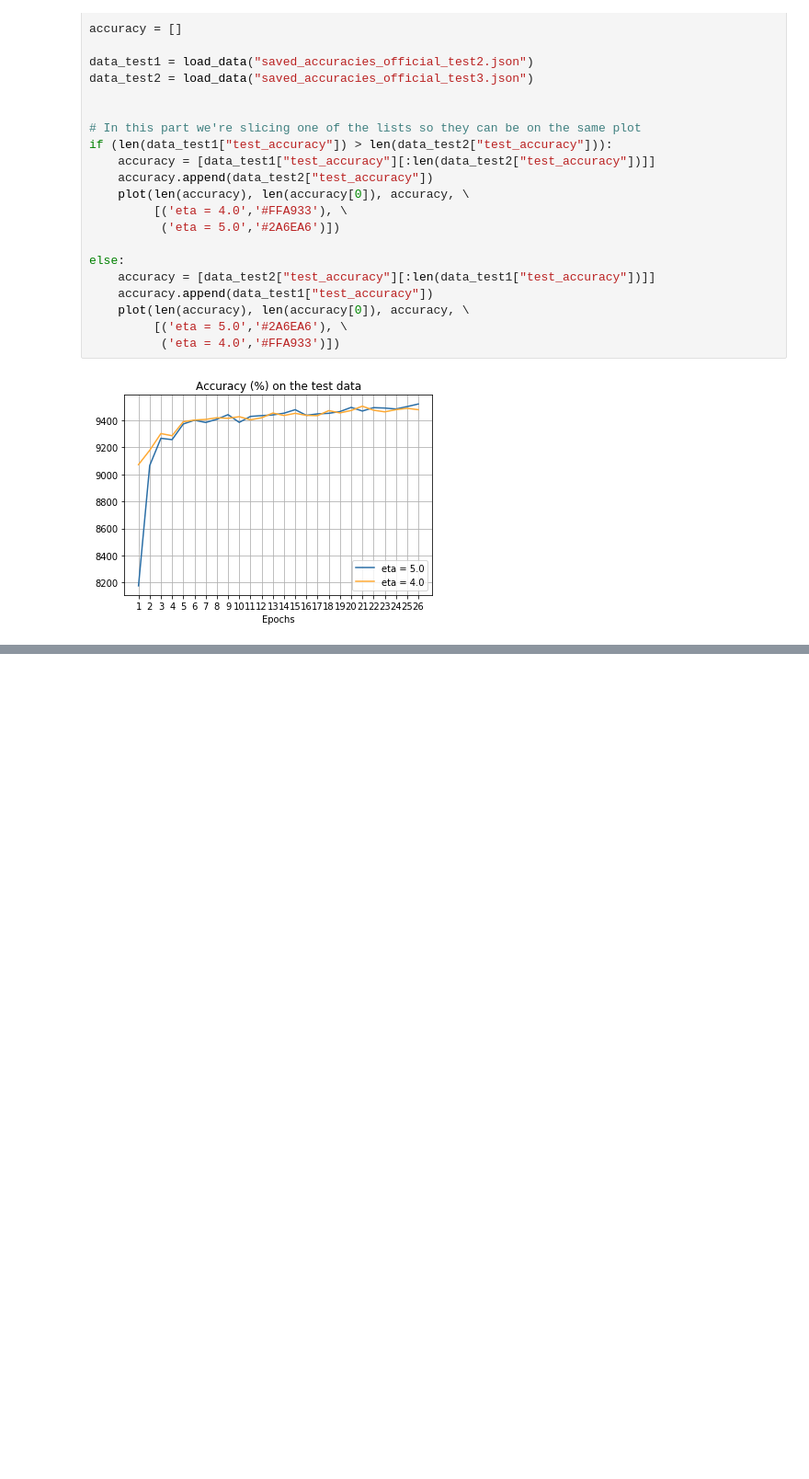
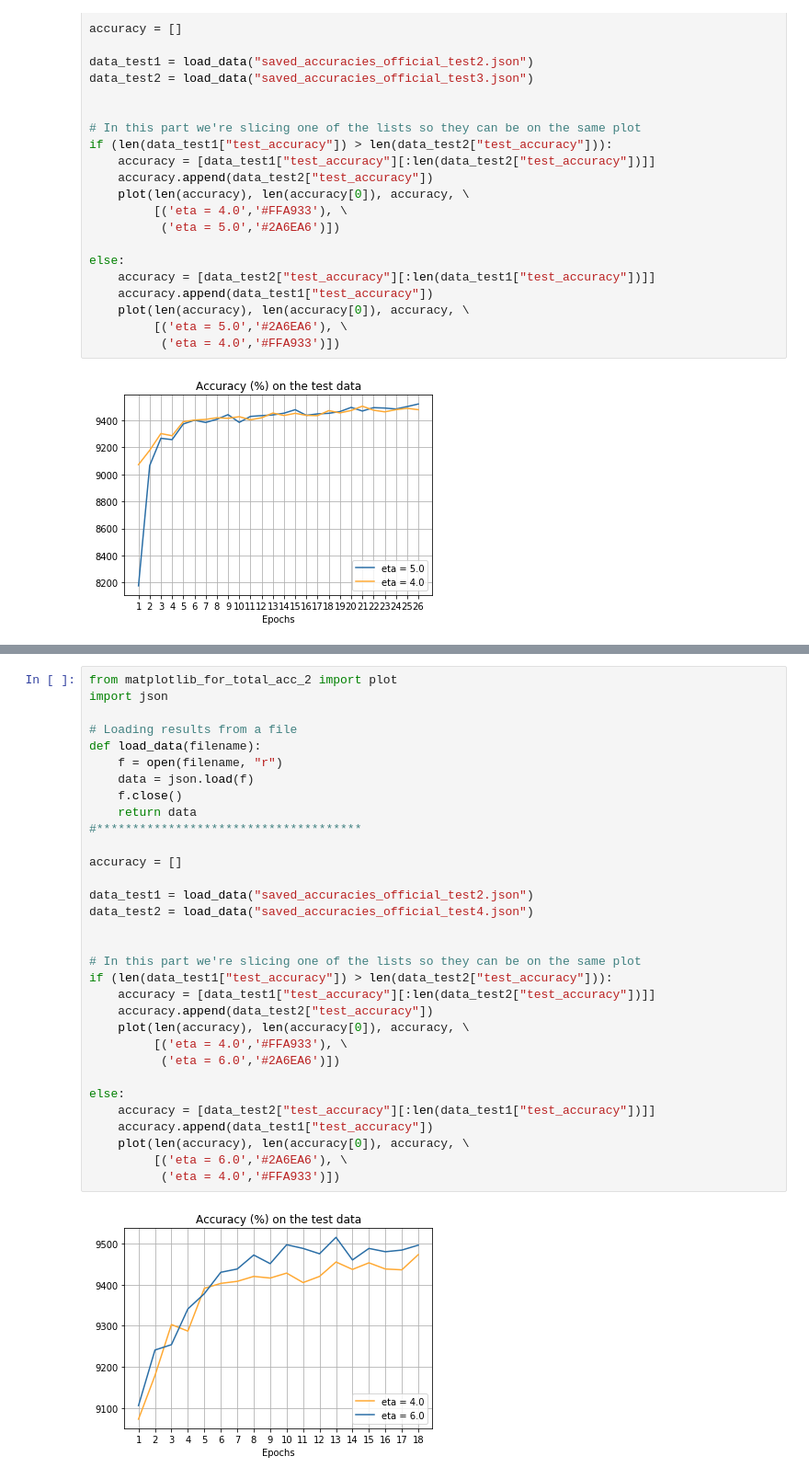
Before and after one commit to pedrovbeltran/neural-networks-and-deep-learning, a Jupyter notebook: Mini-projeto/Mini-projeto - MNIST.ipynb, the cells around one changed output, grey strips where cells are left out. Shown: that part at 92% size. Drawn from its saved outputs; the diff is of its cells as text; blank space fills up the shorter version.

```diff
--- a/Mini-projeto/Mini-projeto - MNIST.ipynb
+++ b/Mini-projeto/Mini-projeto - MNIST.ipynb
@@ -323,0 +393,34 @@ Anaisando o gráfico acima vimos que os desempenhos estão muito próximos, port
+# %%
+from matplotlib_for_total_acc_2 import plot
+import json
+
+# Loading results from a file
+def load_data(filename):
+    f = open(filename, "r")
+    data = json.load(f)
+    f.close()
+    return data
+#*************************************
+
+accuracy = []
+
+data_test1 = load_data("saved_accuracies_official_test2.json")
+data_test2 = load_data("saved_accuracies_official_test4.json")
+
+
+# In this part we're slicing one of the lists so they can be on the same plot
+if (len(data_test1["test_accuracy"]) > len(data_test2["test_accuracy"])):
+    accuracy = [data_test1["test_accuracy"][:len(data_test2["test_accuracy"])]]
+    accuracy.append(data_test2["test_accuracy"])
+    plot(len(accuracy), len(accuracy[0]), accuracy, \
+         [('eta = 4.0','#FFA933'), \
+          ('eta = 6.0','#2A6EA6')])
+
+else:
+    accuracy = [data_test2["test_accuracy"][:len(data_test1["test_accuracy"])]]
+    accuracy.append(data_test1["test_accuracy"])
+    plot(len(accuracy), len(accuracy[0]), accuracy, \
+         [('eta = 6.0','#2A6EA6'), \
+          ('eta = 4.0','#FFA933')])
+# %% [output]
+[figure, added]
```
Also changed, not shown: parts of 46 cells of this notebook.
